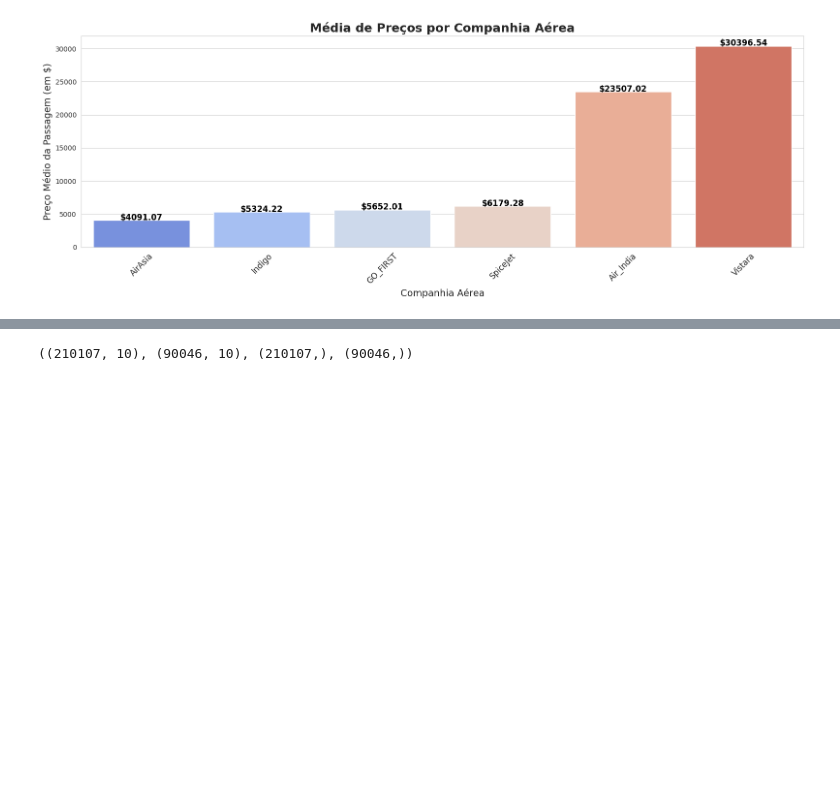
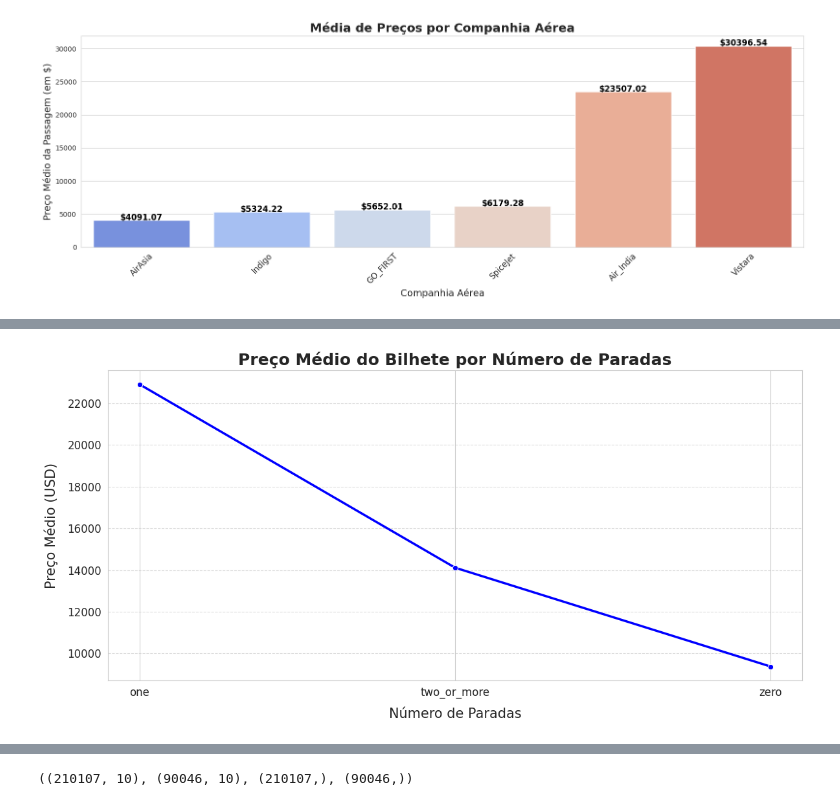
Before and after one commit to Santiann/Trabalho-Final---Flight-Price-Prediction, a Jupyter notebook: Previsão_de_preço_de_voo.ipynb, the cells around one changed output, grey strips where cells are left out. Drawn from its saved outputs; the diff is of its cells as text; code cells hidden in the pictures; blank space fills up the shorter version.

```diff
--- a/Previsão_de_preço_de_voo.ipynb
+++ b/Previsão_de_preço_de_voo.ipynb
@@ -236,0 +253,24 @@ plt.show()
+# %%
+# Grafico que mostra a quantidade de bilhetes vendidos por números de paradas,
+# dando a entender que passagens com pelo menos 1 paradas são mais caras do que viagens sem nenhuma parada.
+# Dando a entender que paradas são mais buscadas que viagens sem paradas.
+plt.figure(figsize=(12, 6))
+
+# Calculando as médias
+mean_prices = df.groupby('stops')['price'].mean().reset_index()
+
+# Gráfico de linha
+sns.lineplot(x='stops', y='price', data=mean_prices, marker='o', color='blue', linewidth=2.5)
+
+# Melhorando os rótulos e título
+plt.title('Preço Médio do Bilhete por Número de Paradas', fontsize=18, fontweight='bold')
+plt.xlabel('Número de Paradas', fontsize=15, labelpad=10)
+plt.ylabel('Preço Médio (USD)', fontsize=15, labelpad=10)
+plt.xticks(fontsize=12)
+plt.yticks(fontsize=12)
+plt.grid(axis='y', linestyle='--', alpha=0.7)
+
+plt.tight_layout()
+plt.show()
+# %% [output]
+[figure, added]
```
Also changed, not shown: parts of 34 cells of this notebook.
